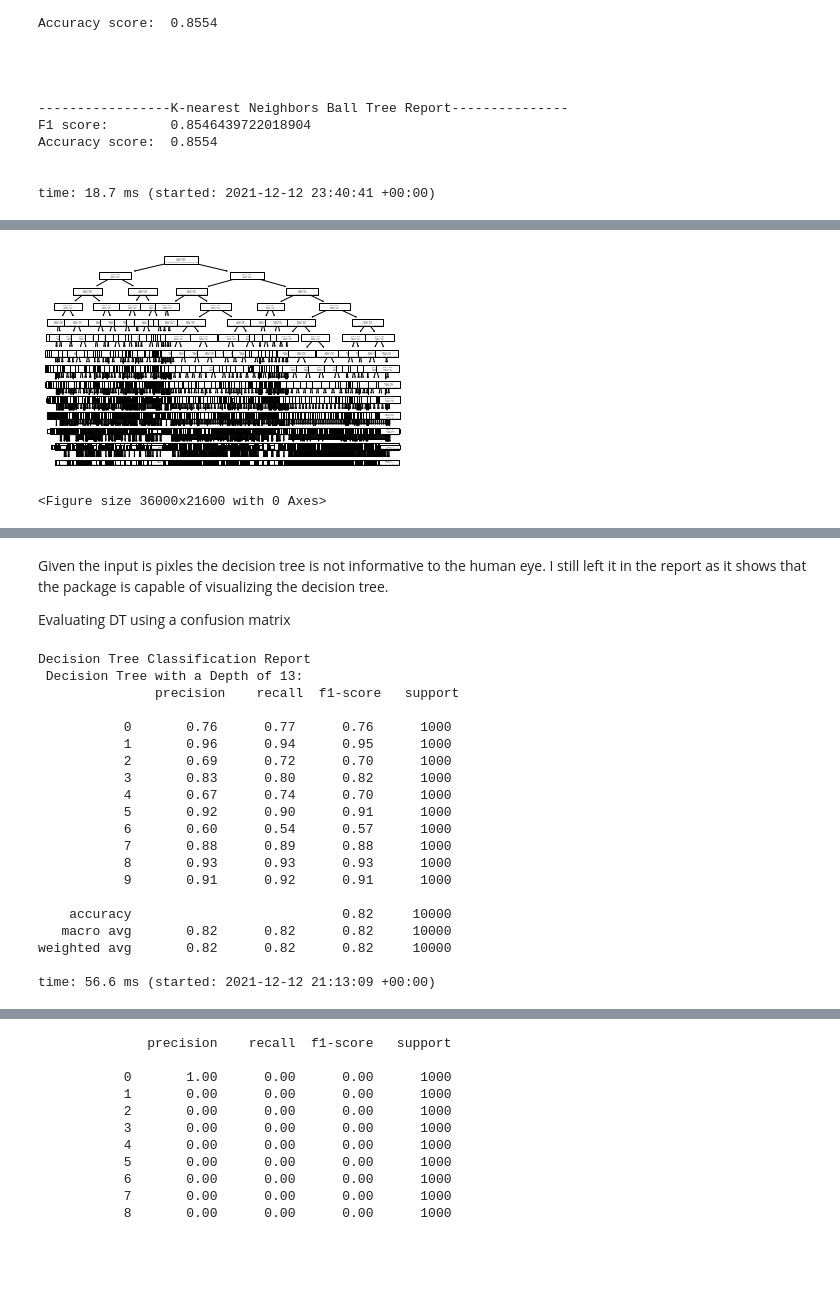
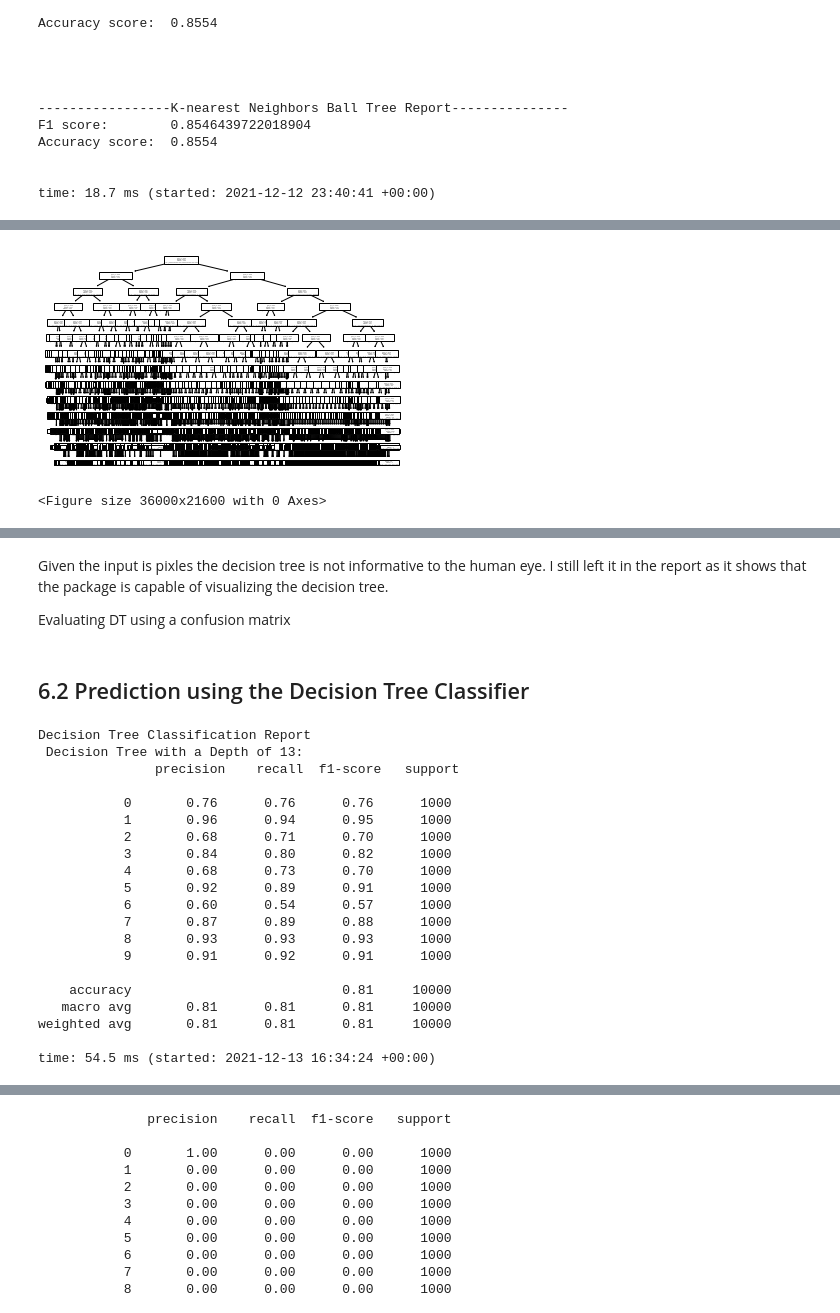
Before and after one commit to ilante/AML_91934_exam, a Jupyter notebook: Englander_AML_1_and_2.ipynb, the cells around one changed output, grey strips where cells are left out. Cells and saved outputs as stored; diff of their text form; code cells hidden in the pictures; blank space fills up the shorter version.

```diff
--- a/Englander_AML_1_and_2.ipynb
+++ b/Englander_AML_1_and_2.ipynb
@@ -1365,8 +1361,8 @@ time: 36.8 s (started: 2021-12-12 21:10:03 +00:00)
 # %%
-# dt_image=tree.fit(train_images_f,train_labels)
-sklearn.tree.plot_tree(dt_image)
+dt_image = tree_cls.fit(train_images_f,train_labels)
+tree.plot_tree(dt_image)
 plt.figure(figsize=(500, 300))
 plt.show()
 # %% [output]
-[figure, old version]
+[figure, new version]
 <Figure size 36000x21600 with 0 Axes>
@@ -1375,6 +1371,8 @@ time: 1min 34s (started: 2021-12-12 21:11:04 +00:00)
 Given the input is pixles the decision tree is not informative to the human eye. I still left it in the report as it shows that the package is capable of visualizing the decision tree.
 
 Evaluating DT using a confusion matrix
+# %% [markdown]
+## 6.2 Prediction using the Decision Tree Classifier
 # %%
 dt_predictions = tree_cls.predict(test_images_f)
 print(f'Decision Tree Classification Report \n Decision Tree with a Depth of 13: \n {classification_report(test_labels,dt_predictions)}')
@@ -1383,22 +1381,22 @@ Decision Tree Classification Report
  Decision Tree with a Depth of 13:
                precision    recall  f1-score   support
 
-           0       0.76      0.77      0.76      1000
+           0       0.76      0.76      0.76      1000
            1       0.96      0.94      0.95      1000
-           2       0.69      0.72      0.70      1000
-           3       0.83      0.80      0.82      1000
-           4       0.67      0.74      0.70      1000
-           5       0.92      0.90      0.91      1000
+           2       0.68      0.71      0.70      1000
+           3       0.84      0.80      0.82      1000
+           4       0.68      0.73      0.70      1000
+           5       0.92      0.89      0.91      1000
            6       0.60      0.54      0.57      1000
-           7       0.88      0.89      0.88      1000
+           7       0.87      0.89      0.88      1000
            8       0.93      0.93      0.93      1000
            9       0.91      0.92      0.91      1000
 
-    accuracy                           0.82     10000
-   macro avg       0.82      0.82      0.82     10000
-weighted avg       0.82      0.82      0.82     10000
+    accuracy                           0.81     10000
+   macro avg       0.81      0.81      0.81     10000
+weighted avg       0.81      0.81      0.81     10000
 
-time: 56.6 ms (started: 2021-12-12 21:13:09 +00:00)
+time: 54.5 ms (started: 2021-12-13 16:34:24 +00:00)
 # %%
 dt_confusion = confusion_matrix(test_labels, dt_predictions)
 sns.heatmap(dt_confusion, annot=True, fmt='d', cmap='Reds')
```
Also changed, not shown: parts of 29 cells of this notebook.
